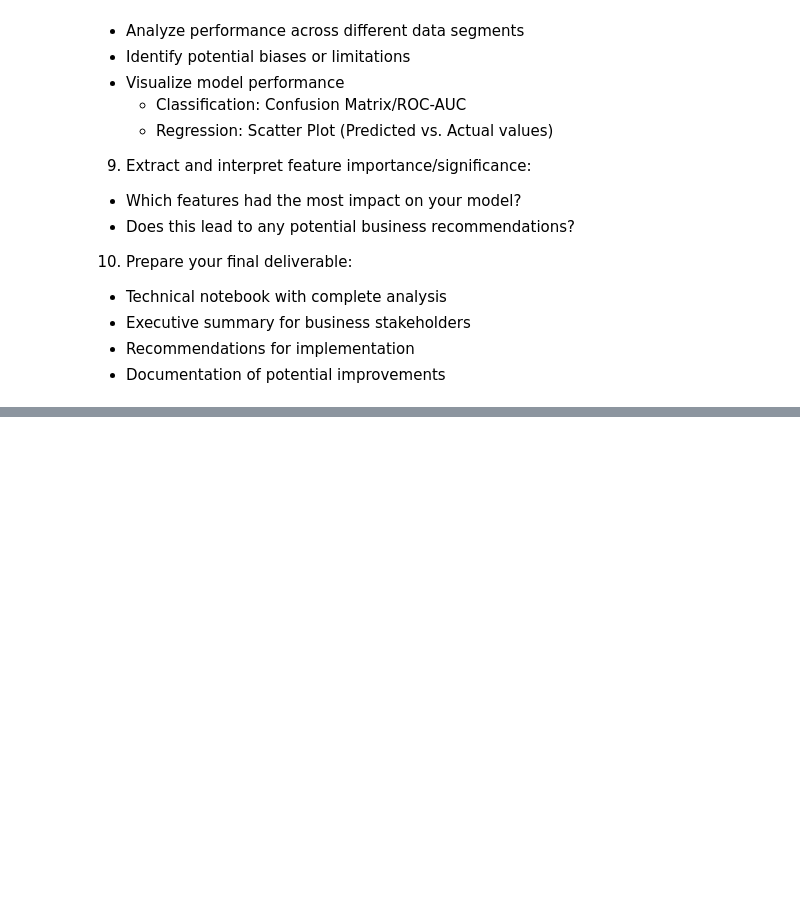
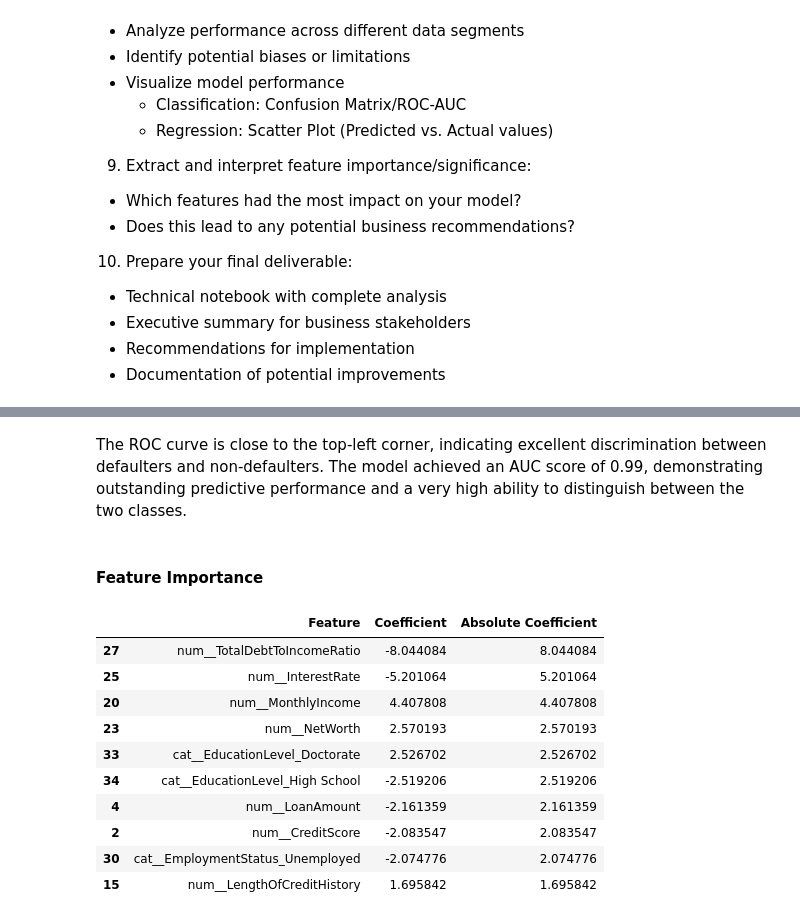
Before and after one commit to ViolaRono/Financial-Loan-Risk-Prediction, a Jupyter notebook: financial_loan_risk.ipynb, the cells around one changed output, grey strips where cells are left out. Drawn from its saved outputs; the diff is of its cells as text; code cells hidden in the pictures; blank space fills up the shorter version.

```diff
--- a/financial_loan_risk.ipynb
+++ b/financial_loan_risk.ipynb
@@ -1530,0 +1572,34 @@ Based on the evaluation metrics, Logistic Regression was selected as the final m
+# %% [markdown]
+The ROC curve is close to the top-left corner, indicating excellent discrimination between defaulters and non-defaulters. The model achieved an AUC score of 0.99, demonstrating outstanding predictive performance and a very high ability to distinguish between the two classes.
+# %% [markdown]
+#### Feature Importance
+# %%
+# Get feature names after preprocessing
+feature_names = logreg_pipeline.named_steps["preprocessor"].get_feature_names_out()
+
+# Get coefficients
+coefficients = logreg_pipeline.named_steps["classifier"].coef_[0]
+
+# Create dataframe
+coef_df = pd.DataFrame({
+    "Feature": feature_names,
+    "Coefficient": coefficients
+})
+
+# Sort by absolute importance
+coef_df["Absolute Coefficient"] = coef_df["Coefficient"].abs()
+coef_df = coef_df.sort_values("Absolute Coefficient", ascending=False)
+
+coef_df.head(10)
+# %% [output]
+|  | Feature | Coefficient | Absolute Coefficient |
+| 27 | num__TotalDebtToIncomeRatio | -8.044084 | 8.044084 |
+| 25 | num__InterestRate | -5.201064 | 5.201064 |
+| 20 | num__MonthlyIncome | 4.407808 | 4.407808 |
+| 23 | num__NetWorth | 2.570193 | 2.570193 |
+| 33 | cat__EducationLevel_Doctorate | 2.526702 | 2.526702 |
+| 34 | cat__EducationLevel_High School | -2.519206 | 2.519206 |
+| 4 | num__LoanAmount | -2.161359 | 2.161359 |
+| 2 | num__CreditScore | -2.083547 | 2.083547 |
+| 30 | cat__EmploymentStatus_Unemployed | -2.074776 | 2.074776 |
+| 15 | num__LengthOfCreditHistory | 1.695842 | 1.695842 |
```
Also changed, not shown: parts of 10 cells of this notebook.
